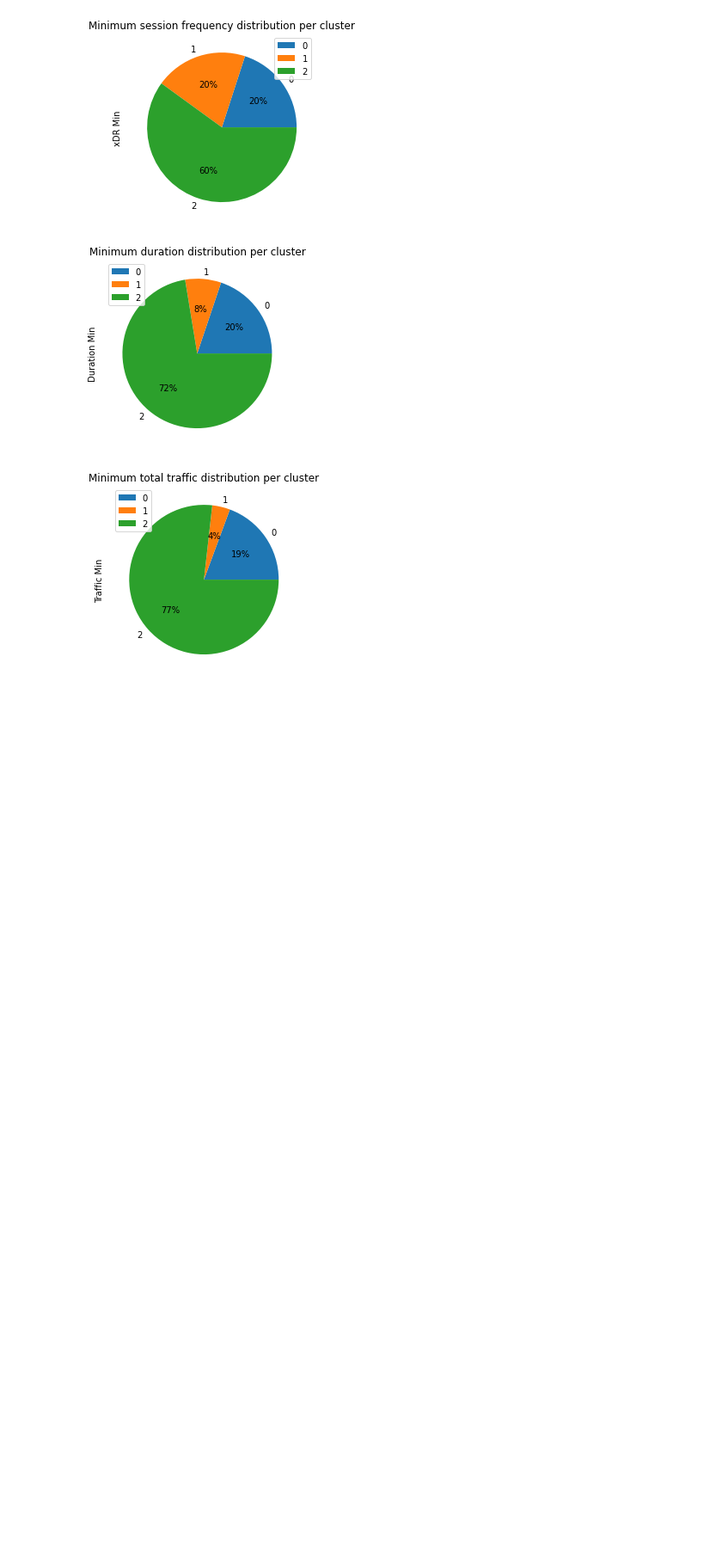
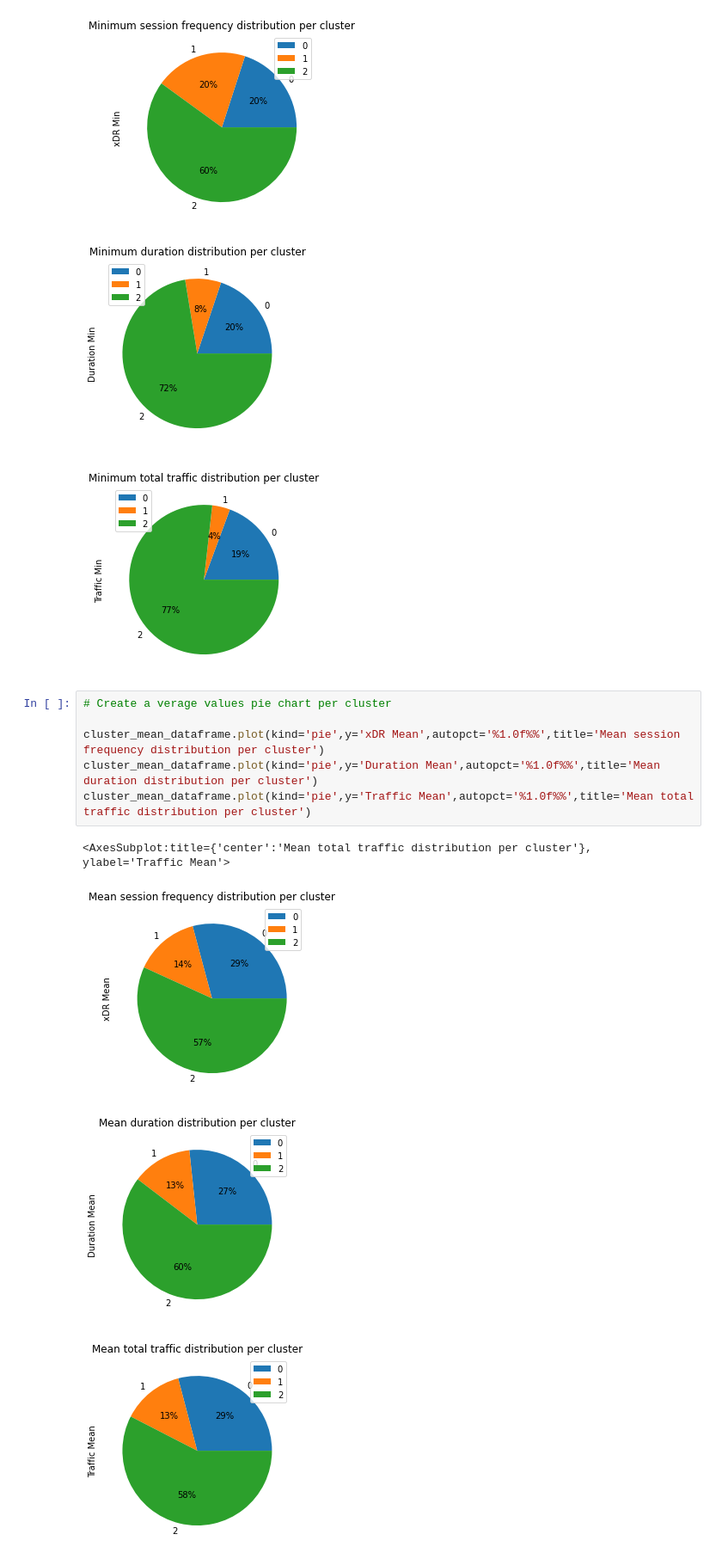
Before and after one commit to Micky373/Telecom_user_analytics, a Jupyter notebook: notebooks/user_engagement_analysis.ipynb, the cells around one changed output. Shown: that part at 86% size. Drawn from its saved outputs; the diff is of its cells as text; blank space fills up the shorter version.

Commit message:
Visualize average values per cluster

```diff
--- a/notebooks/user_engagement_analysis.ipynb
+++ b/notebooks/user_engagement_analysis.ipynb
@@ -256,3 +256,14 @@ cluster_min_dataframe.plot(kind='pie',y='Traffic Min',autopct='%1.0f%%',title='M
 [figure]
 [figure]
 [figure]
+# %%
+# Create a verage values pie chart per cluster
+
+cluster_mean_dataframe.plot(kind='pie',y='xDR Mean',autopct='%1.0f%%',title='Mean session frequency distribution per cluster')
+cluster_mean_dataframe.plot(kind='pie',y='Duration Mean',autopct='%1.0f%%',title='Mean duration distribution per cluster')
+cluster_mean_dataframe.plot(kind='pie',y='Traffic Mean',autopct='%1.0f%%',title='Mean total traffic distribution per cluster')
+# %% [output]
+<AxesSubplot:title={'center':'Mean total traffic distribution per cluster'}, ylabel='Traffic Mean'>
+[figure, added]
+[figure, added]
+[figure, added]
```
